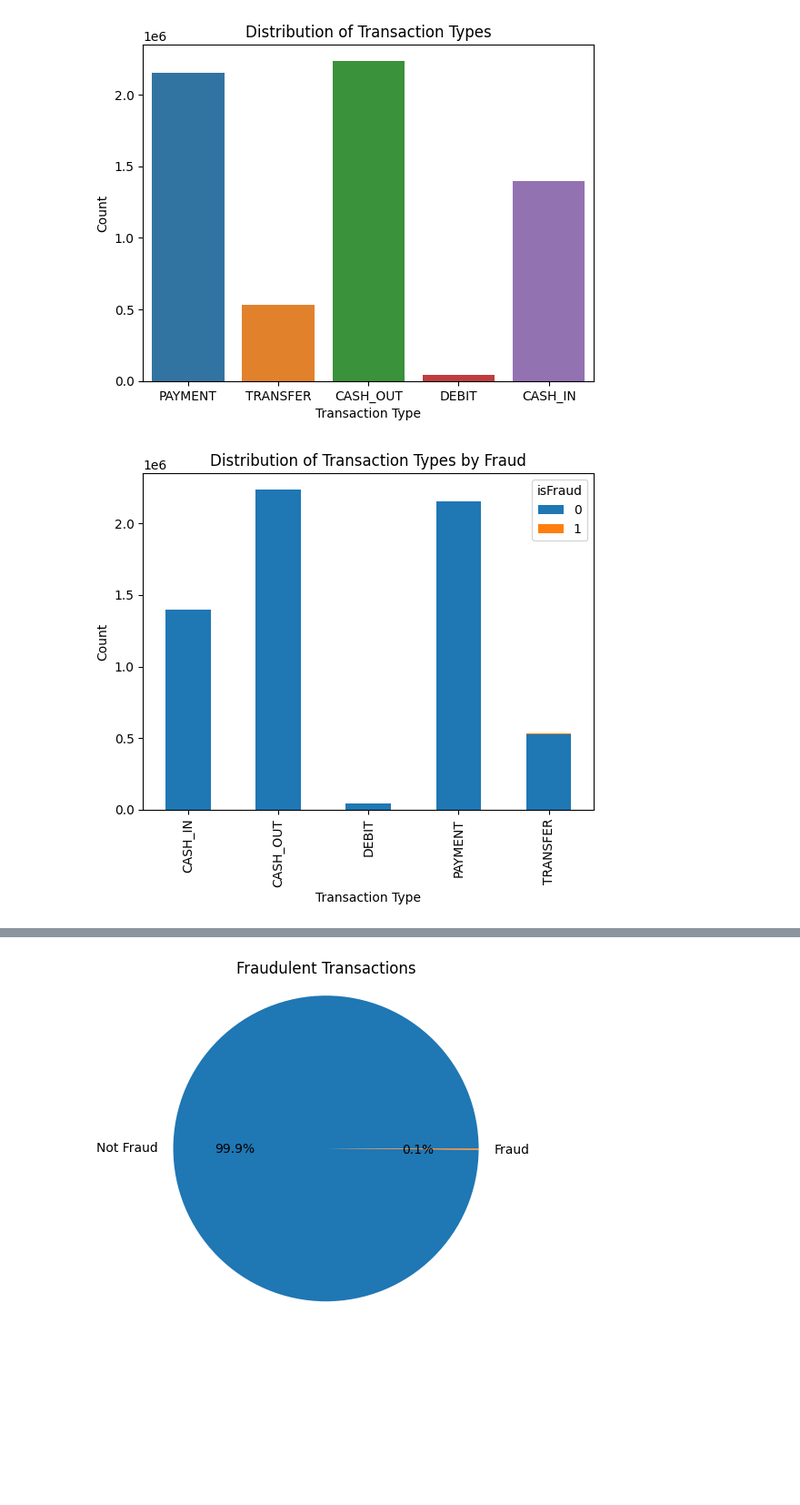
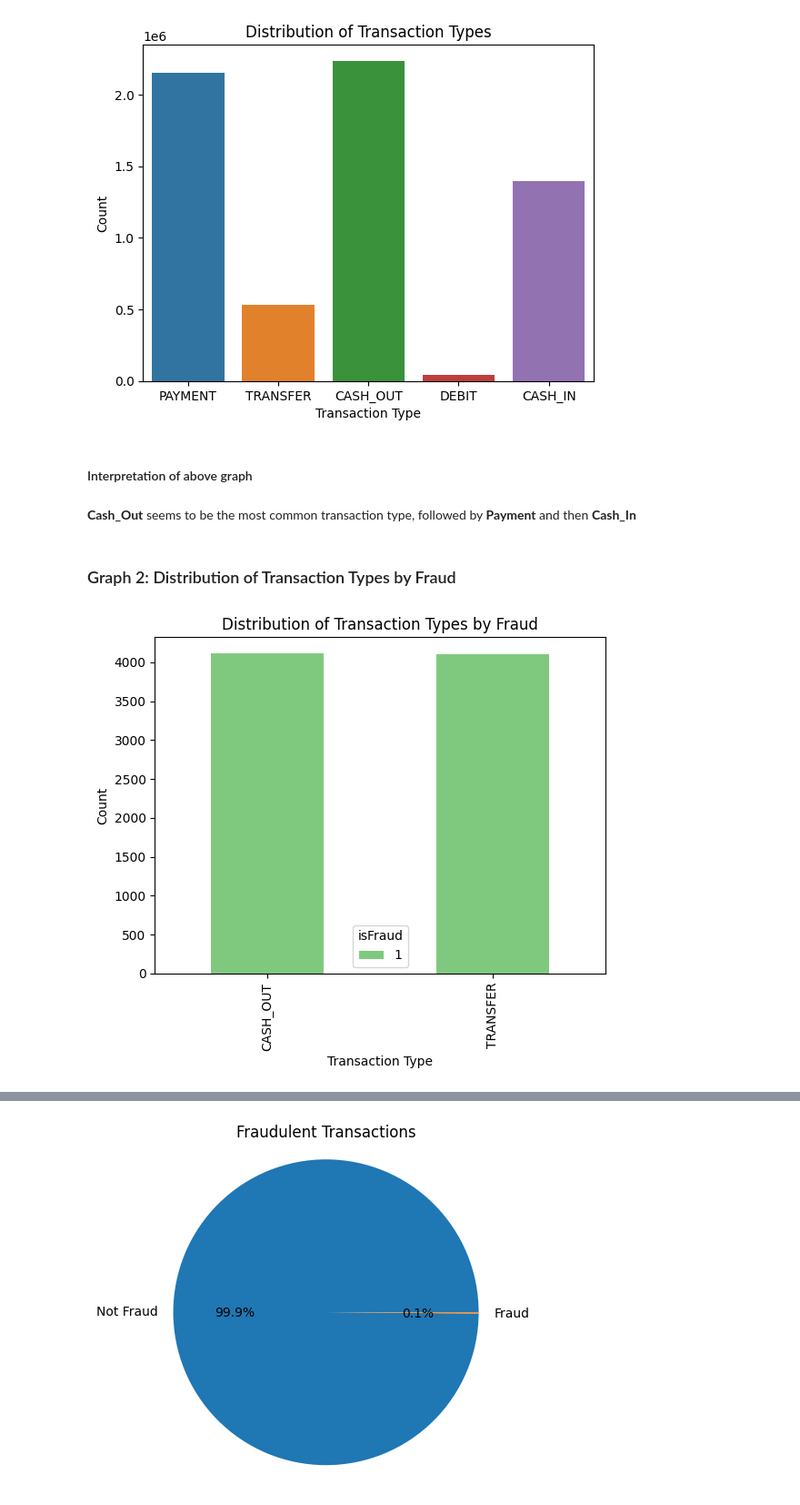
Before and after one commit to RobertKS123/ACML_Assignment, a Jupyter notebook: DataVisulization.ipynb, the cells around one changed output, grey strips where cells are left out. Shown: that part at 91% size. Saved outputs shown, nothing was run; the diff lists cells and outputs as text; code cells hidden in the pictures; blank space fills up the shorter version.

Commit message:
Data visualisation done

```diff
--- a/DataVisulization.ipynb
+++ b/DataVisulization.ipynb
@@ -29,19 +116,25 @@ plt.title('Distribution of Transaction Types')
 plt.show()
 # %% [output]
 [figure]
+# %% [markdown]
+#### Interpretation of above graph
+# %% [markdown]
+__Cash_Out__ seems to be the most common transaction type, followed by __Payment__ and then __Cash_In__
+# %% [markdown]
+### Graph 2: Distribution of Transaction Types by Fraud
 # %%
 # Group the data by transaction type and fraud
-grouped_data = df.groupby(['type', 'isFraud']).size().unstack()
+grouped_data = df.query('isFraud == 1').groupby(['type','isFraud']).size().unstack()
 
 # Plot the stacked bar graph
-grouped_data.plot(kind='bar', stacked=True)
+grouped_data.plot(kind='bar', stacked=True,colormap='Accent')
 
 # Set the axis labels and title
 plt.xlabel('Transaction Type')
 plt.ylabel('Count')
 plt.title('Distribution of Transaction Types by Fraud')
 
 # Display the plot
 plt.show()
 # %% [output]
-[figure, old version]
+[figure, new version]
```
Also changed, not shown: parts of 35 cells of this notebook, 1 other file.
